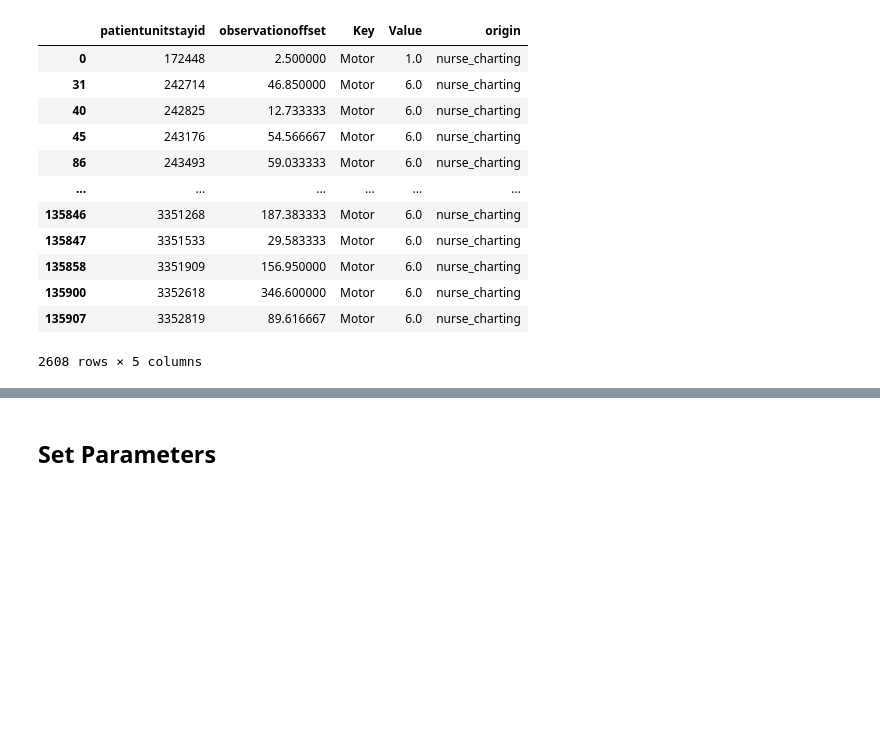
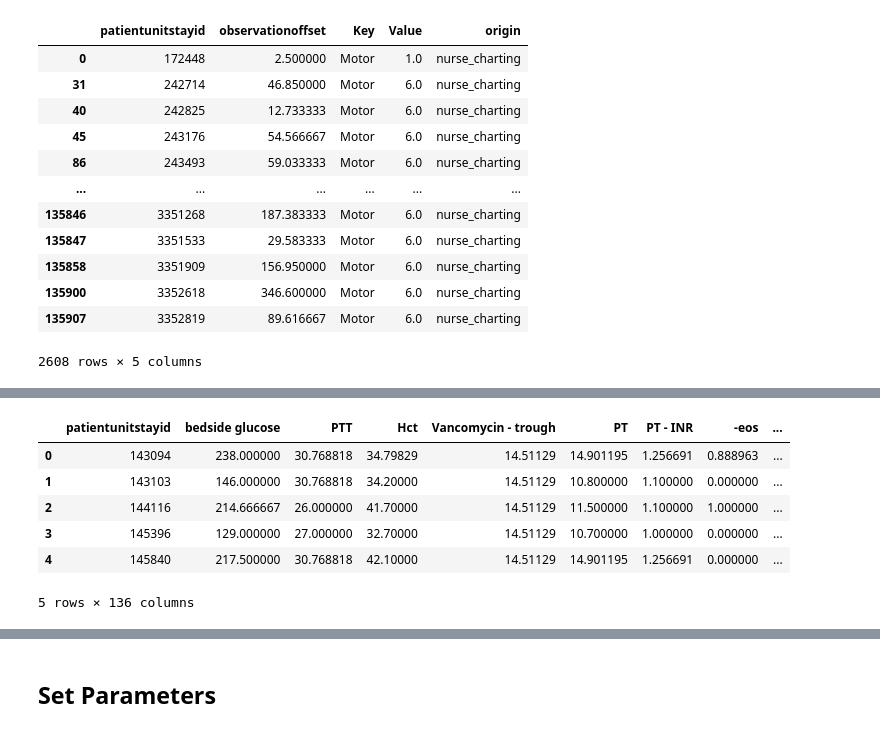
Before and after one commit to adit98/tbi, a Jupyter notebook: GCS_Modeling.ipynb, the cells around one changed output, grey strips where cells are left out. Cells and saved outputs as stored; diff of their text form; code cells hidden in the pictures; blank space fills up the shorter version.

```diff
--- a/GCS_Modeling.ipynb
+++ b/GCS_Modeling.ipynb
@@ -74,0 +84,27 @@ FileNotFoundError: [Errno 2] File b'data/lab_data.csv' does not exist: b'data/la
+# %%
+lab_avgs_map = {}
+for l in labtypes:
+    if l in labtypedata_avgs.columns:
+        col = list(labtypedata_avgs[l].dropna())
+        if len(col) != 0:
+            avg = sum(col)/len(col)
+            lab_avgs_map[l] = avg
+        else:
+            labtypedata_avgs = labtypedata_avgs.drop(columns=l)
+# print(lab_avgs_map)
+# %%
+# Filling in na values for labtypedata_avgs.columns with averages
+# for that column
+for l in labtypedata_avgs.columns:
+    if l != 'patientunitstayid':
+        col = labtypedata_avgs[l]
+        labtypedata_avgs[l] = col.fillna(lab_avgs_map[l])
+labtypedata_avgs.head()
+# %% [output]
+|  | patientunitstayid | bedside glucose | PTT | Hct | Vancomycin - trough | PT | PT - INR | -eos | ... |
+| 0 | 143094 | 238.000000 | 30.768818 | 34.79829 | 14.51129 | 14.901195 | 1.256691 | 0.888963 | ... |
+| 1 | 143103 | 146.000000 | 30.768818 | 34.20000 | 14.51129 | 10.800000 | 1.100000 | 0.000000 | ... |
+| 2 | 144116 | 214.666667 | 26.000000 | 41.70000 | 14.51129 | 11.500000 | 1.100000 | 1.000000 | ... |
+| 3 | 145396 | 129.000000 | 27.000000 | 32.70000 | 14.51129 | 10.700000 | 1.000000 | 0.000000 | ... |
+| 4 | 145840 | 217.500000 | 30.768818 | 42.10000 | 14.51129 | 14.901195 | 1.256691 | 0.000000 | ... |
+5 rows × 136 columns
```
Also changed, not shown: parts of 6 cells of this notebook.
